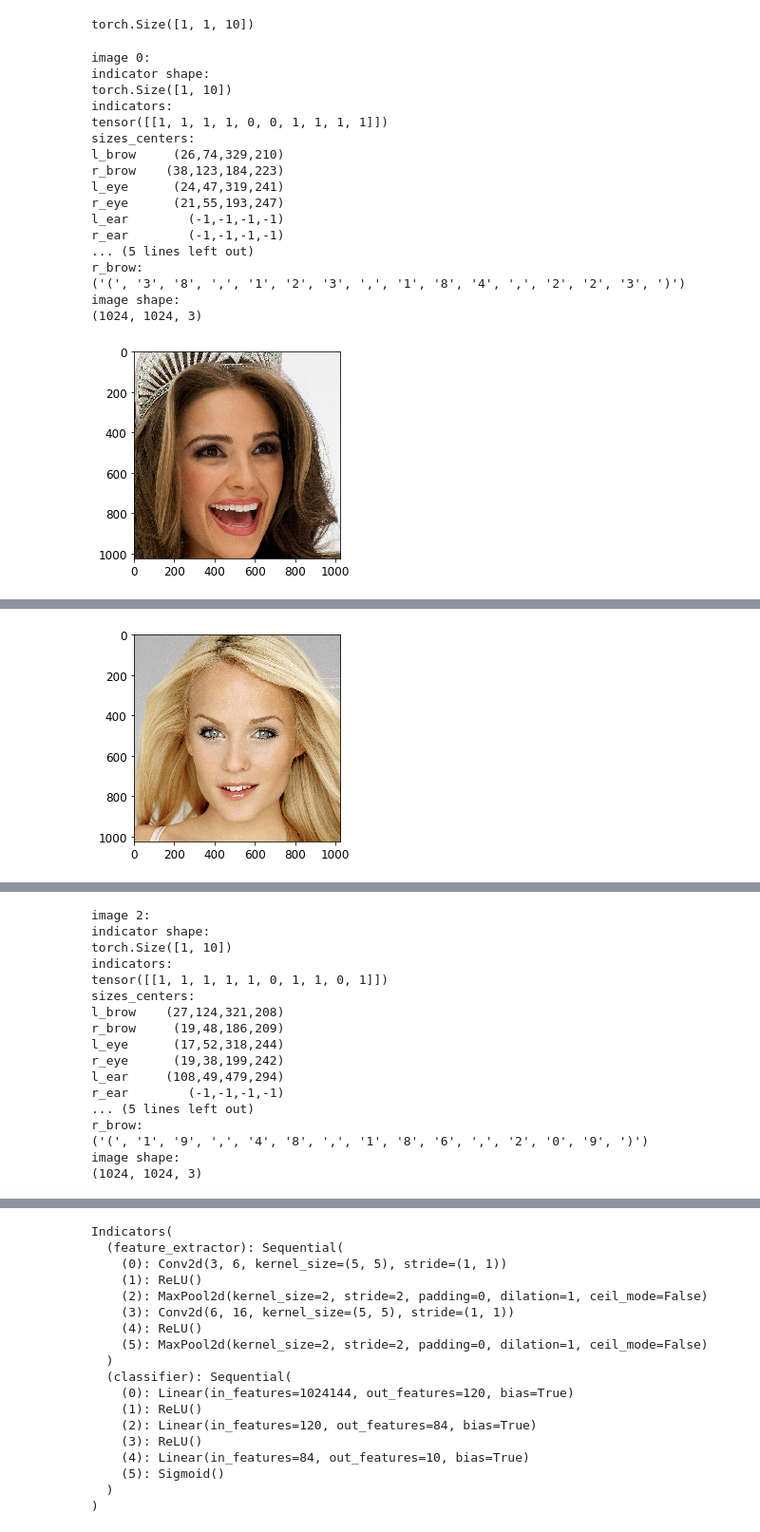
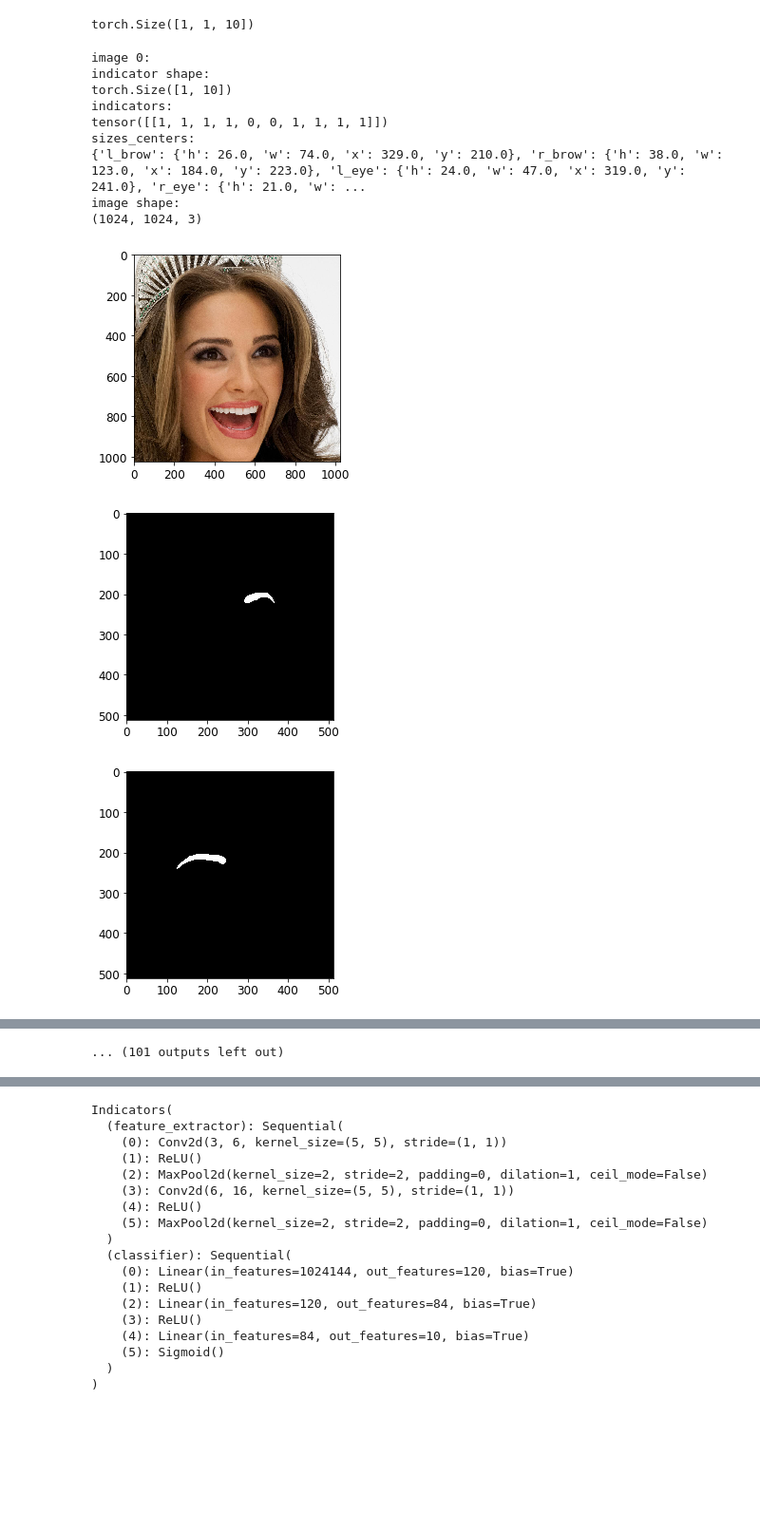
Before and after one commit to DiscoRiko/DeepLearningProject-Final, a Jupyter notebook: Part2_VAE.ipynb, the cells around one changed output, grey strips where cells are left out. Shown at 95% size. Cells and saved outputs as stored; diff of their text form; code cells hidden in the pictures; blank space fills up the shorter version.

```diff
--- a/Part2_VAE.ipynb
+++ b/Part2_VAE.ipynb
@@ -170,34 +170,29 @@ torch.Size([1, 1, 10])
 # %%
 from hw3.data_loader import CelebA, print_image_details
 
 #server path
 #face_indicator_dataset = CelebA(r"/home/gilchikorel/Project/DeepLearningProject/NoteBook/imgs/CelebAMask-HQ/CelebA-HQ-img", r"/home/gilchikorel/Project/DeepLearningProject/NoteBook/imgs/CelebAMask-HQ/CelebA-HQ-img/annotation_indicators.csv", None)
 #windows path
 dataset = CelebA('./imgs/CelebAMask-HQ/CelebA-HQ-img',
                  './imgs/CelebAMask-HQ/CelebA-HQ-img/annotation_indicators.csv',
+                 './imgs/CelebAMask-HQ/CelebAMask-HQ-mask-anno/CelebAMask-HQ-mask-anno-complete',
                  './imgs/CelebAMask-HQ/CelebAMask-HQ-mask-anno/CelebAMask-HQ-mask-anno-complete/sized_and_centers.csv', None)
 
 for i in range(len(dataset)):
     print_image_details(i, dataset)
 
     if(i == 10):
         break
 # %% [output]
 image 0:
 indicator shape:
 torch.Size([1, 10])
 indicators:
 tensor([[1, 1, 1, 1, 0, 0, 1, 1, 1, 1]])
 sizes_centers:
-l_brow     (26,74,329,210)
-r_brow    (38,123,184,223)
-l_eye      (24,47,319,241)
-r_eye      (21,55,193,247)
-l_ear        (-1,-1,-1,-1)
-r_ear        (-1,-1,-1,-1)
-... (5 lines left out)
-r_brow:
-('(', '3', '8', ',', '1', '2', '3', ',', '1', '8', '4', ',', '2', '2', '3', ')')
+{'l_brow': {'h': 26.0, 'w': 74.0, 'x': 329.0, 'y': 210.0}, 'r_brow': {'h': 38.0, 'w': 123.0, 'x': 184.0, 'y': 223.0}, 'l_eye': {'h': 24.0, 'w': 47.0, 'x': 319.0, 'y': 241.0}, 'r_eye': {'h': 21.0, 'w': ...
 image shape:
 (1024, 1024, 3)
 [figure]
+[figure, new version]
+[figure, new version]
@@ -219,3 +212,2 @@ r_brow:
 image shape:
 (1024, 1024, 3)
-[figure, old version]
@@ -222,17 +215 @@ image shape:
-image 2:
-indicator shape:
-torch.Size([1, 10])
-indicators:
-tensor([[1, 1, 1, 1, 1, 0, 1, 1, 0, 1]])
-sizes_centers:
-l_brow    (27,124,321,208)
-r_brow     (19,48,186,209)
-l_eye      (17,52,318,244)
-r_eye      (19,38,199,242)
-l_ear     (108,49,479,294)
-r_ear        (-1,-1,-1,-1)
-... (5 lines left out)
-r_brow:
-('(', '1', '9', ',', '4', '8', ',', '1', '8', '6', ',', '2', '0', '9', ')')
-image shape:
-(1024, 1024, 3)
+... (101 outputs left out)
```
Also changed, not shown: parts of 1 cell of this notebook, 1 other file.
